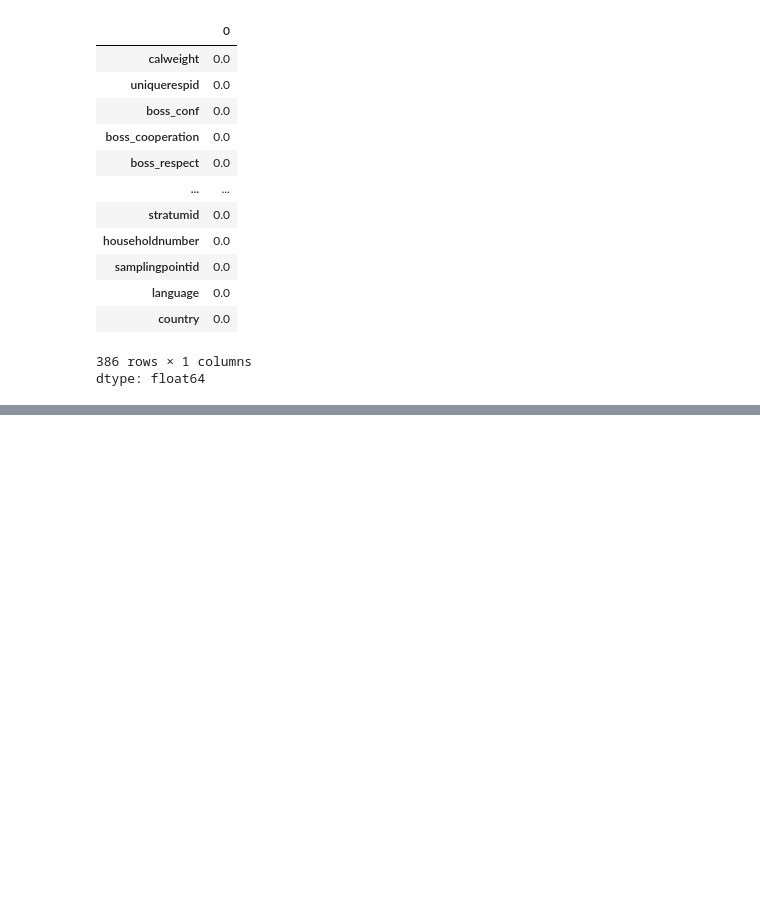
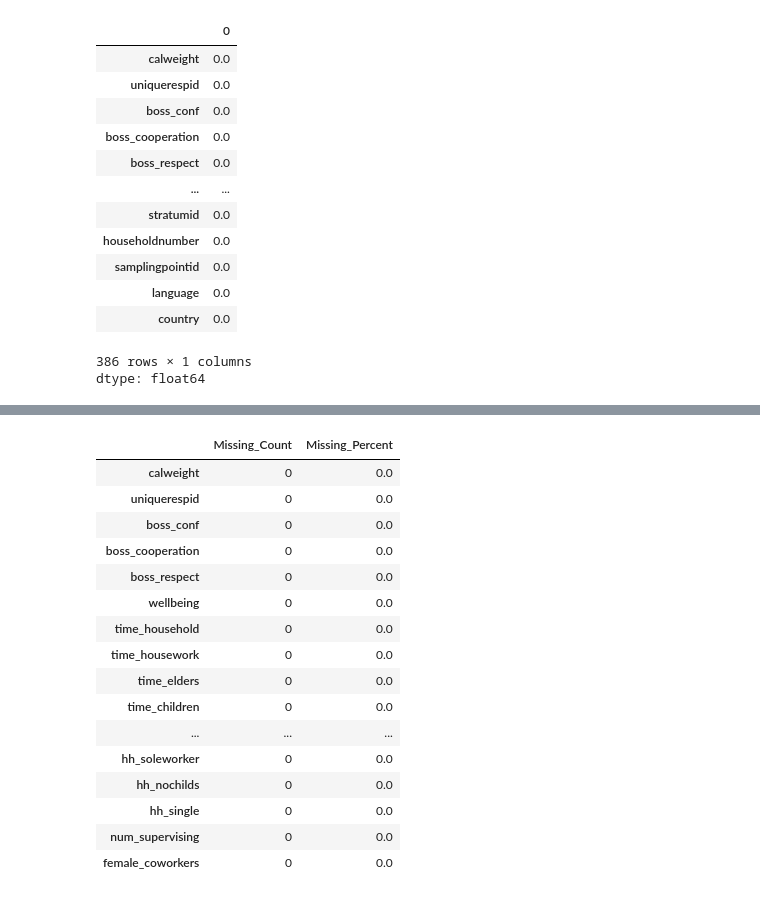
Before and after one commit to angarikadas26-lgtm/burnout-prediction-project, a Jupyter notebook: ArtifactV2_datacleaning.ipynb, the cells around one changed output, grey strips where cells are left out. Cells and saved outputs as stored; diff of their text form; code cells hidden in the pictures; blank space fills up the shorter version.

```diff
--- a/ArtifactV2_datacleaning.ipynb
+++ b/ArtifactV2_datacleaning.ipynb
@@ -111,0 +144,30 @@ dtype: float64
+# %%
+#check missing value
+
+missing_table = pd.DataFrame({
+    'Missing_Count': df.isnull().sum(),
+    'Missing_Percent': missing_percent
+})
+
+missing_table.sort_values(
+    by='Missing_Percent',
+    ascending=False
+).head(20)
+# %% [output]
+|  | Missing_Count | Missing_Percent |
+| calweight | 0 | 0.0 |
+| uniquerespid | 0 | 0.0 |
+| boss_conf | 0 | 0.0 |
+| boss_cooperation | 0 | 0.0 |
+| boss_respect | 0 | 0.0 |
+| wellbeing | 0 | 0.0 |
+| time_household | 0 | 0.0 |
+| time_housework | 0 | 0.0 |
+| time_elders | 0 | 0.0 |
+| time_children | 0 | 0.0 |
+| ... | ... | ... |
+| hh_soleworker | 0 | 0.0 |
+| hh_nochilds | 0 | 0.0 |
+| hh_single | 0 | 0.0 |
+| num_supervising | 0 | 0.0 |
+| female_coworkers | 0 | 0.0 |
```
Also changed, not shown: parts of 4 cells of this notebook.
